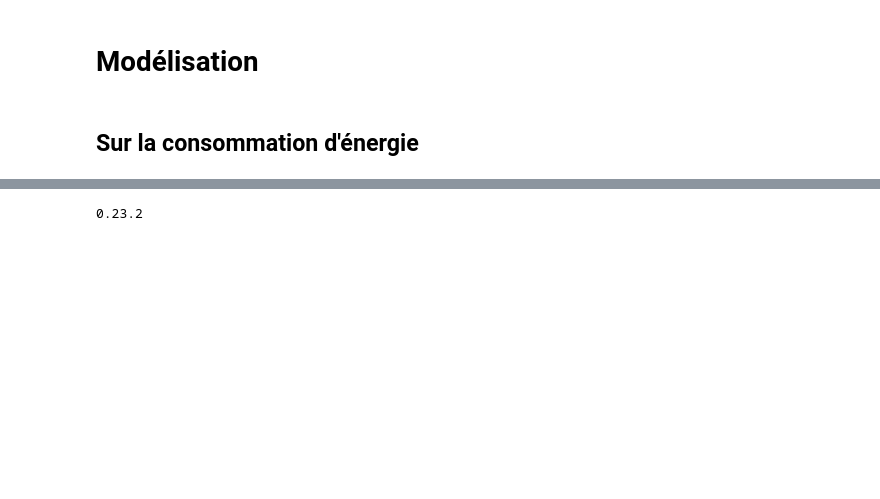
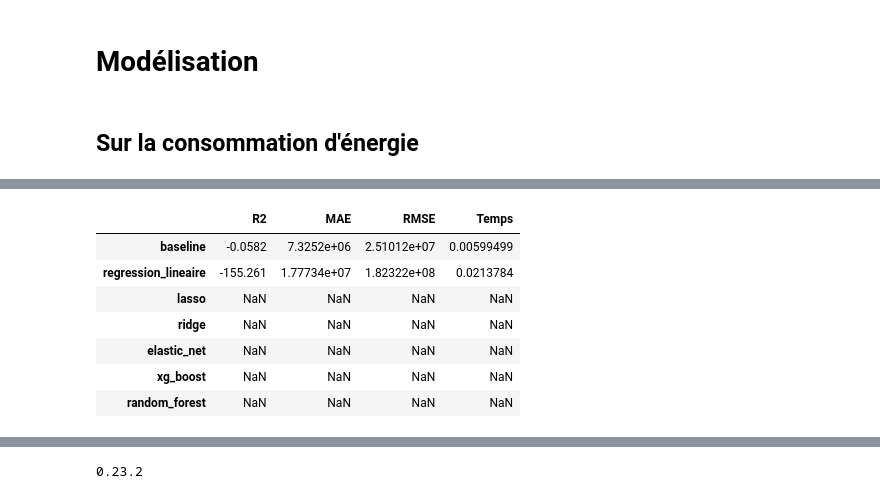
Before and after one commit to sebastienbourgeois/oc-p4-anticiper-besoin-consommation-batiments, a Jupyter notebook: Pelec_02_code.ipynb, the cells around one changed output, grey strips where cells are left out. Saved outputs shown, nothing was run; the diff lists cells and outputs as text; code cells hidden in the pictures; blank space fills up the shorter version.

```diff
--- a/Pelec_02_code.ipynb
+++ b/Pelec_02_code.ipynb
@@ -354,3 +406,14 @@ MAE : 7470197.624, R² : -0.034, RMSE : 31947627.067, Temps de traitement : 0.01
+# %%
+resultats
+# %% [output]
+|  | R2 | MAE | RMSE | Temps |
+| baseline | -0.0582 | 7.3252e+06 | 2.51012e+07 | 0.00599499 |
+| regression_lineaire | -155.261 | 1.77734e+07 | 1.82322e+08 | 0.0213784 |
+| lasso | NaN | NaN | NaN | NaN |
+| ridge | NaN | NaN | NaN | NaN |
+| elastic_net | NaN | NaN | NaN | NaN |
+| xg_boost | NaN | NaN | NaN | NaN |
+| random_forest | NaN | NaN | NaN | NaN |
 # %%
 start_time = time.time()
 dum.fit(std_X_conso_train, y_conso_train)
```
Also changed, not shown: parts of 14 cells of this notebook.
